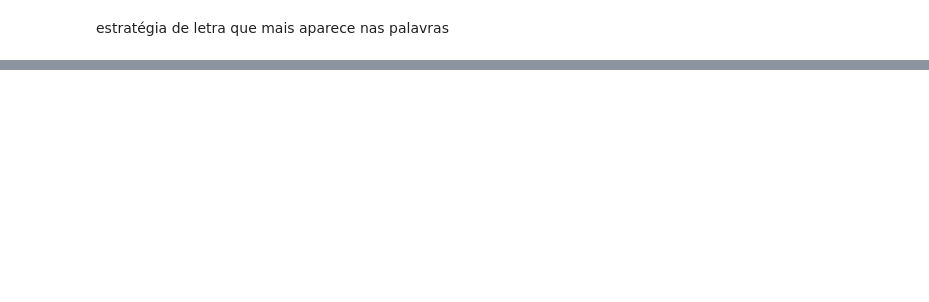
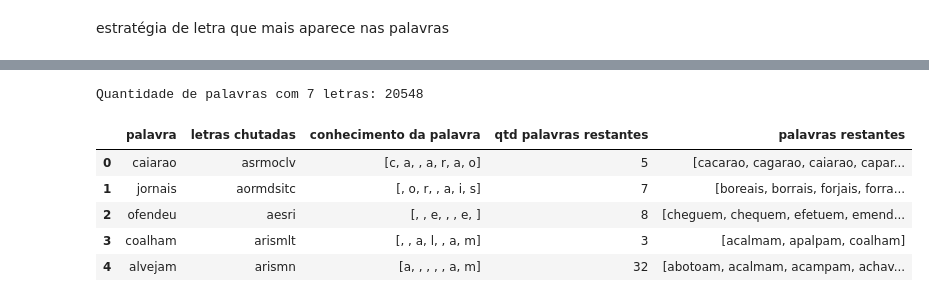
Before and after one commit to liviatanaka/Avalia_JogoDeForca, a Jupyter notebook: demo.ipynb, the cells around one changed output, grey strips where cells are left out. Cells and saved outputs as stored; diff of their text form; code cells hidden in the pictures; blank space fills up the shorter version.

```diff
--- a/demo.ipynb
+++ b/demo.ipynb
@@ -266,0 +271,10 @@ plt.show()
+# %%
+palavras_7 = []
+n = 0
+
+for i in range(len(qtd_letras)):
+    if n == 7:
+        break
+    if qtd_letras[i] == 7:
+        palavras_7.append(erros[i])
+        n += 1
@@ -266,0 +340,12 @@ plt.show()
+# %%
+print(f'Quantidade de palavras com 7 letras: {qtd_letras_geral.count(7)}')
+
+df_erros.head()
+# %% [output]
+Quantidade de palavras com 7 letras: 20548
+|  | palavra | letras chutadas | conhecimento da palavra | qtd palavras restantes | palavras restantes |
+| 0 | caiarao | asrmoclv | [c, a, , a, r, a, o] | 5 | [cacarao, cagarao, caiarao, capar... |
+| 1 | jornais | aormdsitc | [, o, r, , a, i, s] | 7 | [boreais, borrais, forjais, forra... |
+| 2 | ofendeu | aesri | [, , e, , , e, ] | 8 | [cheguem, chequem, efetuem, emend... |
+| 3 | coalham | arismlt | [, , a, l, , a, m] | 3 | [acalmam, apalpam, coalham] |
+| 4 | alvejam | arismn | [a, , , , , a, m] | 32 | [abotoam, acalmam, acampam, achav... |
```
Also changed, not shown: parts of 11 cells of this notebook.
